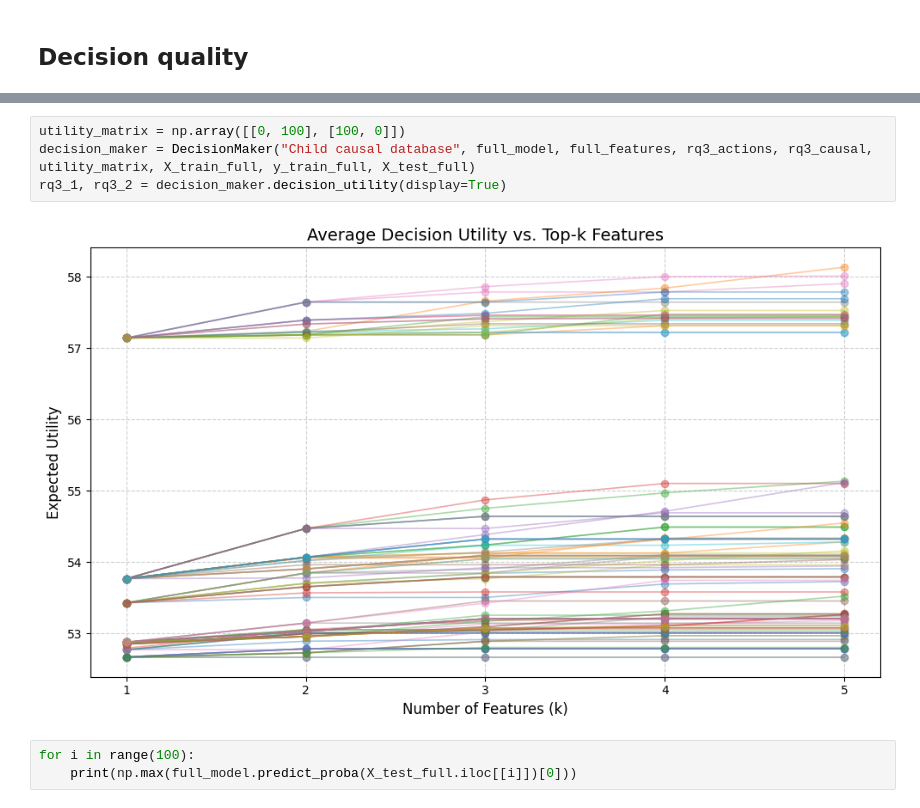
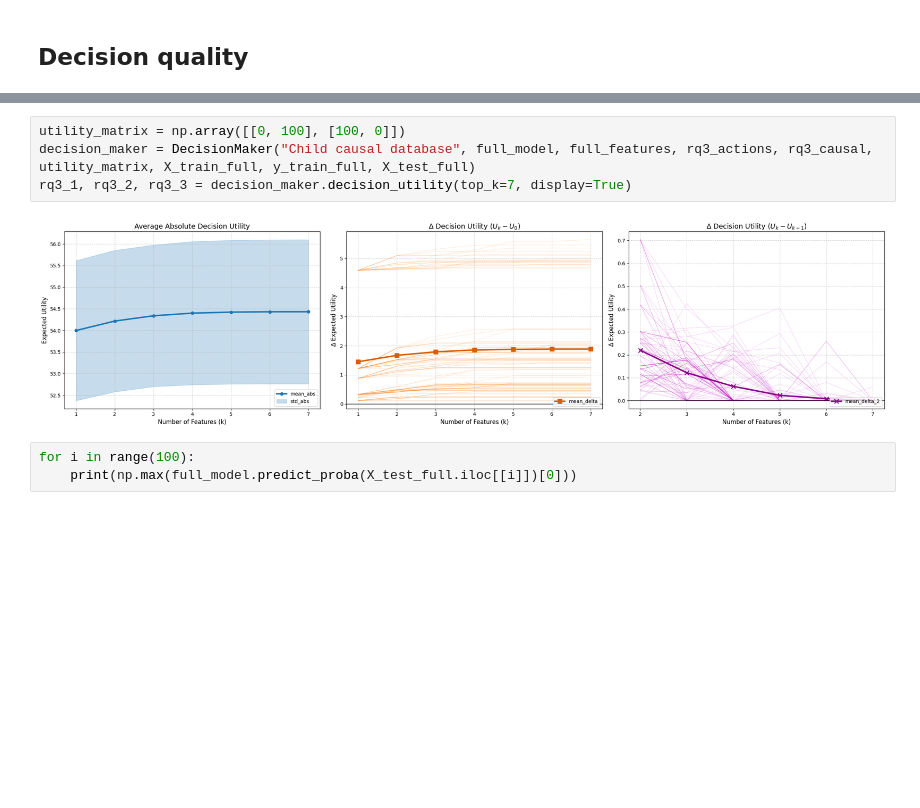
Before and after one commit to alexisvuvietnam/UtilityAlignedExplainer, a Jupyter notebook: experiment_child.ipynb, the cells around one changed output, grey strips where cells are left out. Drawn from its saved outputs; the diff is of its cells as text; blank space fills up the shorter version.

```diff
--- a/experiment_child.ipynb
+++ b/experiment_child.ipynb
@@ -315,9 +315,9 @@ display(rq3_graph)
 # %%
 utility_matrix = np.array([[0, 100], [100, 0]])
 decision_maker = DecisionMaker("Child causal database", full_model, full_features, rq3_actions, rq3_causal, utility_matrix, X_train_full, y_train_full, X_test_full)
-rq3_1, rq3_2 = decision_maker.decision_utility(display=True)
+rq3_1, rq3_2, rq3_3 = decision_maker.decision_utility(top_k=7, display=True)
 # %% [output]
-[figure, old version]
+[figure, new version]
 # %%
 for i in range(100):
     print(np.max(full_model.predict_proba(X_test_full.iloc[[i]])[0]))
```
Also changed, not shown: parts of 1 cell of this notebook, 2 other files.
